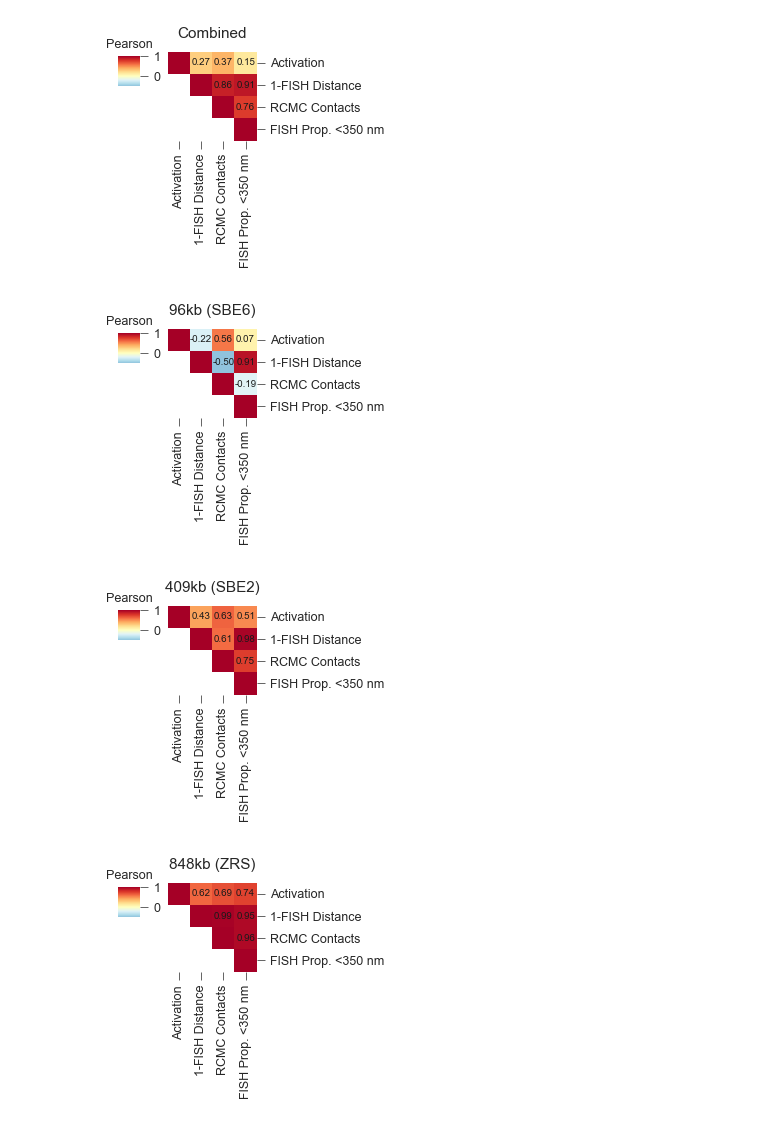
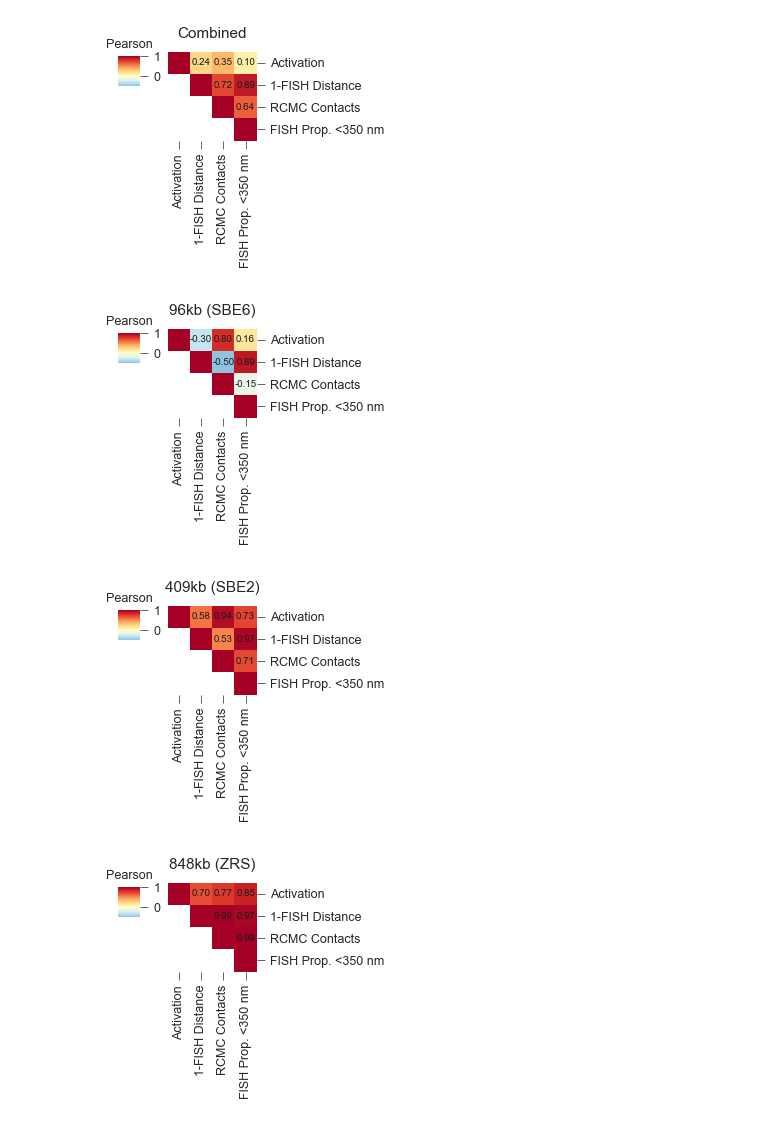
Before and after one commit to efriman/Friman_etal_2026_LoopCoop, a Jupyter notebook: Shh_activation/Corr_contacts_FISH.ipynb, the cells around one changed output. Saved outputs shown, nothing was run; the diff lists cells and outputs as text; code cells hidden in the pictures.

```diff
--- a/Shh_activation/Corr_contacts_FISH.ipynb
+++ b/Shh_activation/Corr_contacts_FISH.ipynb
@@ -256,7 +266,7 @@ Shh_flow = pd.concat([Shh_flow1, Shh_flow2]).rename(columns={"guide": "target_re
 # %%
-merged = v4c_data.merge(Shh_flow, on=["target_region", "sample"]).drop(columns="rep")
+merged = v4c_data.rename(columns={"sample": "Condition", "target_region": "Enhancer"}).merge(activation.groupby(["Enhancer", "Condition"], as_index=False)["NormMFI"].mean(), on=["Enhancer", "Condition"])
 # %%
-fish = pd.read_table("../DNA_FISH/DNA_FISH_data_median_prop.txt").rename(columns={"Condition": "sample"})
+fish = pd.read_table("../DNA_FISH/DNA_FISH_data_median_prop.txt")
 fish["Distance"] = 1 - fish["Distance"]
 fish_map = {
     "Shh-ZRS": "848",
@@ -264,17 +274,19 @@ fish_map = {
     "Shh-SBE6": "96"
 }
 
-# Map values, filling anything unmapped with an empty string
-fish["target_region"] = fish["Measurement"].map(fish_map).fillna("")
-merged = merged.merge(fish.drop(columns="Rep"))
+# Keep only Shh-enhancer pairs (drops SBE2-ZRS, SBE6-ZRS)
+fish["Enhancer"] = fish["Measurement"].map(fish_map)
+fish = fish.dropna(subset=["Enhancer"])
+merged = merged.merge(fish.groupby(["Enhancer", "Condition"], as_index=False)[["Distance", "Proportion"]].mean(),
+                      on=["Enhancer", "Condition"])
 # %%
 sns.set(style="ticks", font="Arial", rc={'figure.figsize':(1,1), "axes.linewidth": 0.5,
                                          "xtick.major.width": 0.5, "ytick.major.width": 0.5,
                                          "xtick.minor.width": 0.5, "ytick.minor.width": 0.5})
 
-corr = merged.loc[:, ["median_minus_bg", "Distance", "log_value", "Proportion"]].rename(columns={
+corr = merged.loc[:, ["NormMFI", "Distance", "log_value", "Proportion"]].rename(columns={
     "Distance": "1-FISH Distance",
-    "median_minus_bg": "Activation",
+    "NormMFI": "Activation",
     "log_value": "RCMC Contacts",
     "Proportion": "FISH Prop. <350 nm",
 }).corr(method="pearson")
@@ -312,9 +324,9 @@ sns.set(style="ticks", font="Arial", rc={'figure.figsize':(1,1), "axes.linewidth
                                          "xtick.major.width": 0.5, "ytick.major.width": 0.5,
                                          "xtick.minor.width": 0.5, "ytick.minor.width": 0.5})
 
-corr = merged.loc[merged["target_region"]=="96", ["median_minus_bg", "Distance", "log_value", "Proportion"]].rename(columns={
+corr = merged.loc[merged["Enhancer"]=="96", ["NormMFI", "Distance", "log_value", "Proportion"]].rename(columns={
     "Distance": "1-FISH Distance",
-    "median_minus_bg": "Activation",
+    "NormMFI": "Activation",
     "log_value": "RCMC Contacts",
     "Proportion": "FISH Prop. <350 nm",
 }).corr(method="pearson")
@@ -346,47 +358,47 @@ g.ax_cbar.set_position([x0-0.05, _y0-0.05, g.ax_row_dendrogram.get_position().wi
 g.ax_cbar.set_title('Pearson', size=9)
 g.ax_cbar.tick_params(labelsize=9)
 # %% [output]
-[figure, old version]
+[figure, new version]
 # %%
 sns.set(style="ticks", font="Arial", rc={'figure.figsize':(1,1), "axes.linewidth": 0.5,
                                          "xtick.major.width": 0.5, "ytick.major.width": 0.5,
                                          "xtick.minor.width": 0.5, "ytick.minor.width": 0.5})
 
-corr = merged.loc[merged["target_region"]=="409", ["median_minus_bg", "Distance", "log_value", "Proportion"]].rename(columns={
+corr = merged.loc[merged["Enhancer"]=="409", ["NormMFI", "Distance", "log_value", "Proportion"]].rename(columns={
     "Distance": "1-FISH Distance",
-    "median_minus_bg": "Activation",
+    "NormMFI": "Activation",
     "log_value": "RCMC Contacts",
     "Proportion": "FISH Prop. <350 nm",
 }).corr(method="pearson")
 
 g = sns.clustermap(corr, cmap="RdYlBu_r", vmin=-0.5, vmax=1, center=0,
                    figsize=(3, 3), row_cluster=False, col_cluster=False)
 
 mask = np.tril(np.ones_like(corr), k=-1)
 values = g.ax_heatmap.collections[0].get_array().reshape(corr.shape)
 
 g.ax_heatmap.set_title("409kb (SBE2)", fontsize=11, pad=10)
 
 new_values = np.ma.array(values, mask=mask)
 g.ax_heatmap.collections[0].set_array(new_values)
 
 for i in range(corr.shape[0]):
     for j in range(corr.shape[1]):
         if not mask[i, j]:
             rval = corr.iloc[i, j]
             if rval < 1.0:
                 g.ax_heatmap.text(j + 0.5, i + 0.5, f"{rval:.2f}",
                                   ha='center', va='center', color='k', fontsize=7)
 
 g.ax_col_dendrogram.set_visible(False)
 x0, _y0, _w, _h = g.cbar_pos
 g.ax_heatmap.tick_params(axis='both', labelsize=9)
 
 g.ax_cbar.set_position([x0-0.05, _y0-0.05, g.ax_row_dendrogram.get_position().width, 0.1])
 g.ax_cbar.set_title('Pearson', size=9)
 g.ax_cbar.tick_params(labelsize=9)
 # %% [output]
-[figure, old version]
+[figure, new version]
 # %%
 sns.set(style="ticks", font="Arial", rc={'figure.figsize':(1,1), "axes.linewidth": 0.5,
                                          "xtick.major.width": 0.5, "ytick.major.width": 0.5,
```
Also changed, not shown: parts of 3 cells of this notebook, 4 other files.
